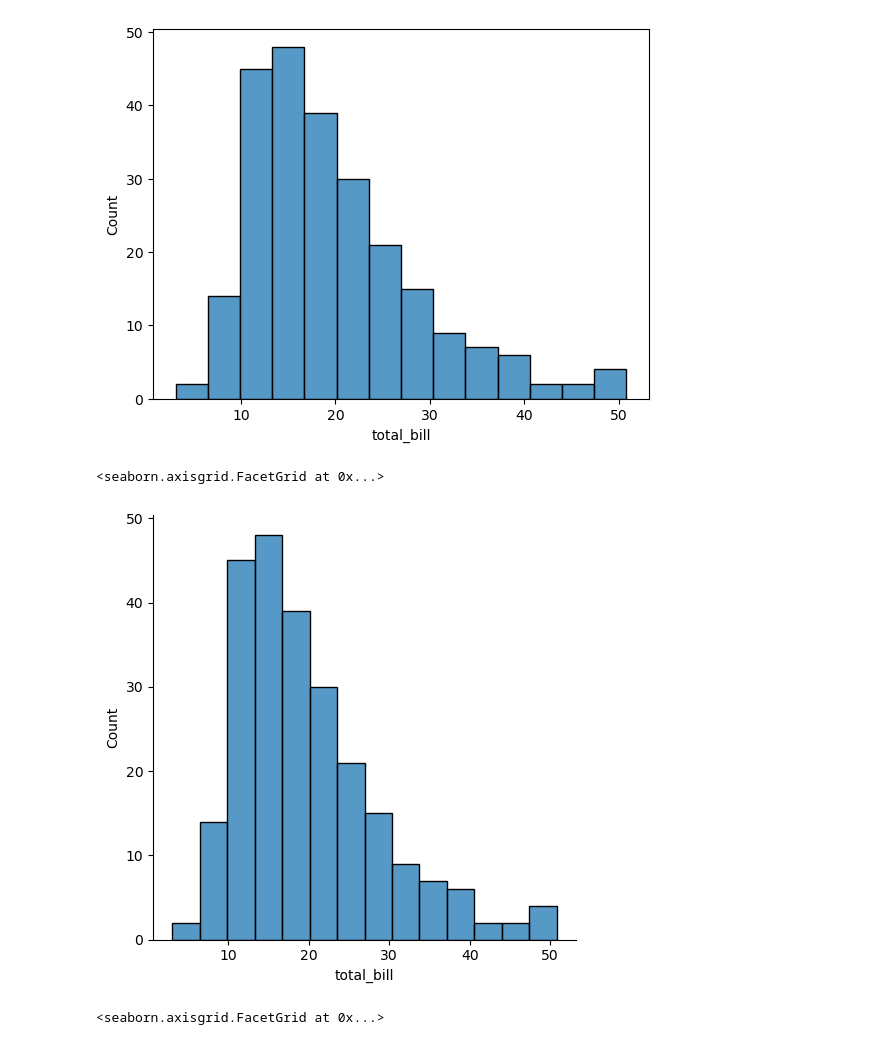
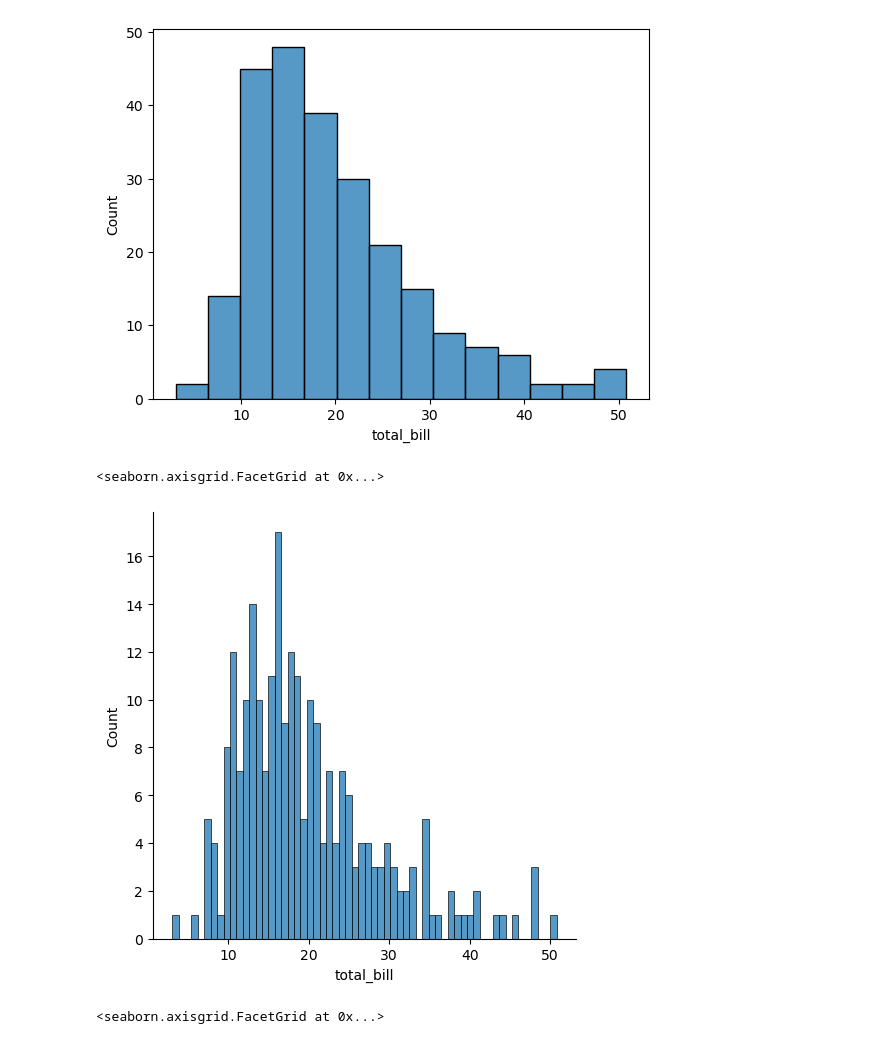
Before and after one commit to rakeshtunasahu/All-about-Python-basic-OOPs-libraries-, a Jupyter notebook: Seaborn/distribution_plot.ipynb, the cells around one changed output. Cells and saved outputs as stored; diff of their text form; code cells hidden in the pictures.

```diff
--- a/Seaborn/distribution_plot.ipynb
+++ b/Seaborn/distribution_plot.ipynb
@@ -39,10 +39,13 @@ sns.histplot(data=tips, x='total_bill')
 <Axes: xlabel='total_bill', ylabel='Count'>
 [figure]
 # %%
-sns.displot(data=tips, x='total_bill', kind='hist')
+import seaborn as sns
+
+tips = sns.load_dataset('tips')
+sns.displot(data=tips, x='total_bill', kind='hist', bins=60)
 # %% [output]
 <seaborn.axisgrid.FacetGrid at 0x...>
-[figure, old version]
+[figure, new version]
 # %%
 # bins parameter
 sns.displot(data=tips, x='total_bill', kind='hist',bins=2)
```
